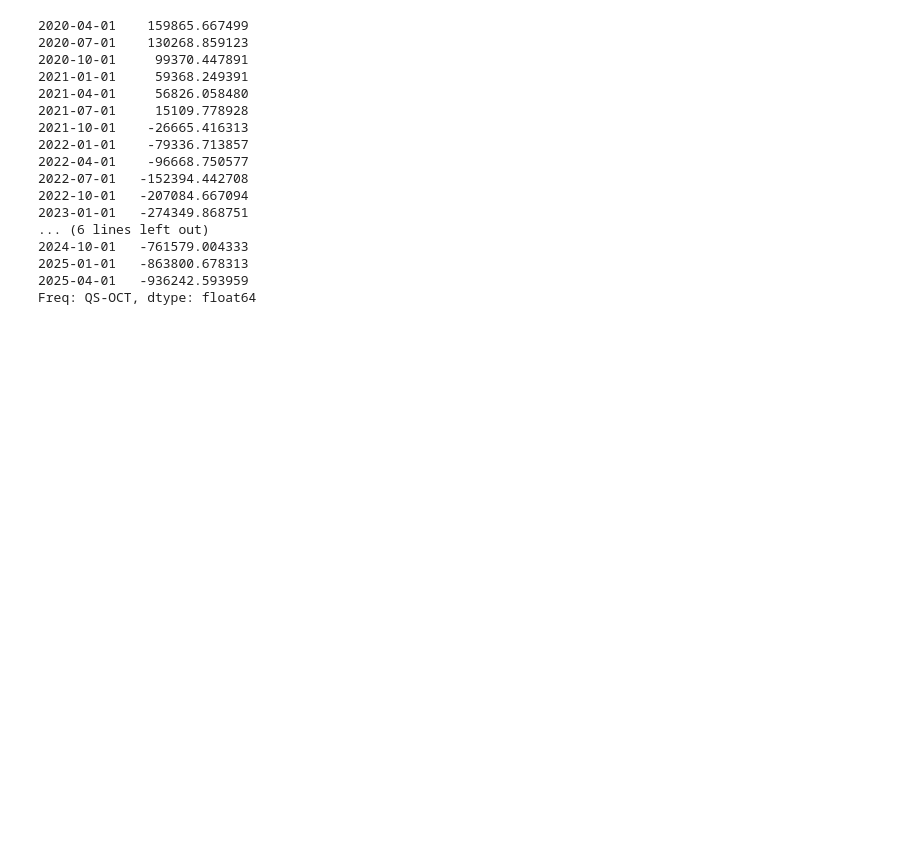
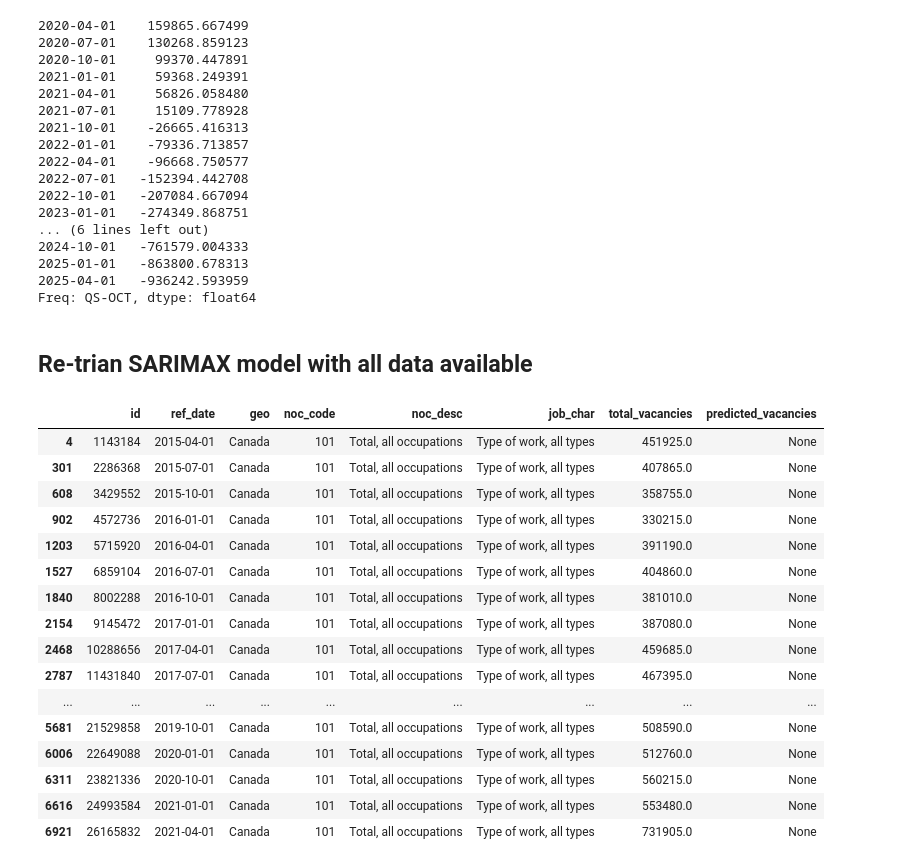
Before and after one commit to alecngai/Predicting_Canadian_Job_Vacancies, a Jupyter notebook: Machine_Learning/ML_SARIMAX-AllCanada-Province_20211125.ipynb, the cells around one changed output. Saved outputs shown, nothing was run; the diff lists cells and outputs as text; code cells hidden in the pictures; blank space fills up the shorter version.

Commit message:
retrained SARIMAX ML model with DB links

```diff
--- a/Machine_Learning/ML_SARIMAX-AllCanada-Province_20211125.ipynb
+++ b/Machine_Learning/ML_SARIMAX-AllCanada-Province_20211125.ipynb
@@ -973,3 +934,25 @@ pd.concat(res)
 2025-01-01   -863800.678313
 2025-04-01   -936242.593959
 Freq: QS-OCT, dtype: float64
+# %% [markdown]
+## Re-trian SARIMAX model with all data available
+# %%
+ts_data
+# %% [output]
+|  | id | ref_date | geo | noc_code | noc_desc | job_char | total_vacancies | predicted_vacancies |
+| 4 | 1143184 | 2015-04-01 | Canada | 101 | Total, all occupations | Type of work, all types | 451925.0 | None |
+| 301 | 2286368 | 2015-07-01 | Canada | 101 | Total, all occupations | Type of work, all types | 407865.0 | None |
+| 608 | 3429552 | 2015-10-01 | Canada | 101 | Total, all occupations | Type of work, all types | 358755.0 | None |
+| 902 | 4572736 | 2016-01-01 | Canada | 101 | Total, all occupations | Type of work, all types | 330215.0 | None |
+| 1203 | 5715920 | 2016-04-01 | Canada | 101 | Total, all occupations | Type of work, all types | 391190.0 | None |
+| 1527 | 6859104 | 2016-07-01 | Canada | 101 | Total, all occupations | Type of work, all types | 404860.0 | None |
+| 1840 | 8002288 | 2016-10-01 | Canada | 101 | Total, all occupations | Type of work, all types | 381010.0 | None |
+| 2154 | 9145472 | 2017-01-01 | Canada | 101 | Total, all occupations | Type of work, all types | 387080.0 | None |
+| 2468 | 10288656 | 2017-04-01 | Canada | 101 | Total, all occupations | Type of work, all types | 459685.0 | None |
+| 2787 | 11431840 | 2017-07-01 | Canada | 101 | Total, all occupations | Type of work, all types | 467395.0 | None |
+| ... | ... | ... | ... | ... | ... | ... | ... | ... |
+| 5681 | 21529858 | 2019-10-01 | Canada | 101 | Total, all occupations | Type of work, all types | 508590.0 | None |
+| 6006 | 22649088 | 2020-01-01 | Canada | 101 | Total, all occupations | Type of work, all types | 512760.0 | None |
+| 6311 | 23821336 | 2020-10-01 | Canada | 101 | Total, all occupations | Type of work, all types | 560215.0 | None |
+| 6616 | 24993584 | 2021-01-01 | Canada | 101 | Total, all occupations | Type of work, all types | 553480.0 | None |
+| 6921 | 26165832 | 2021-04-01 | Canada | 101 | Total, all occupations | Type of work, all types | 731905.0 | None |
```
Also changed, not shown: parts of 16 cells of this notebook, 14 other files.
